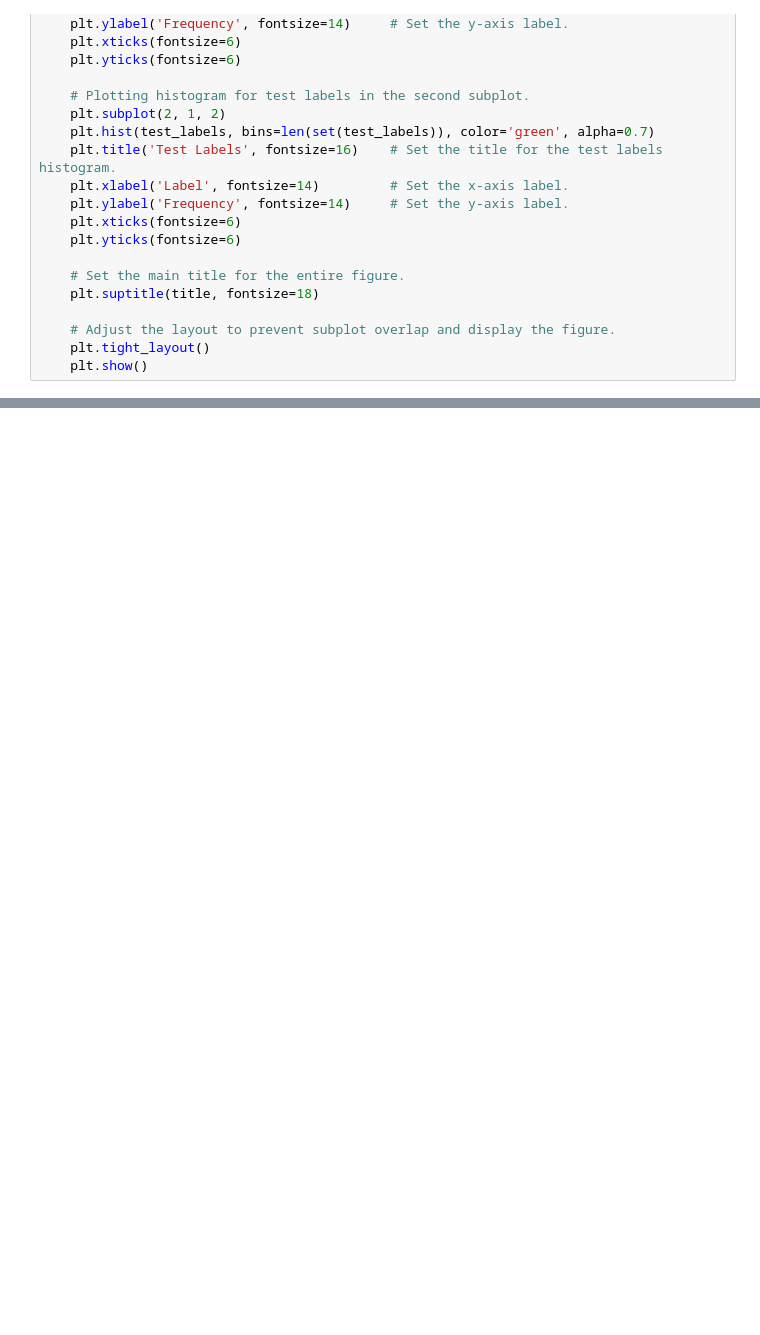
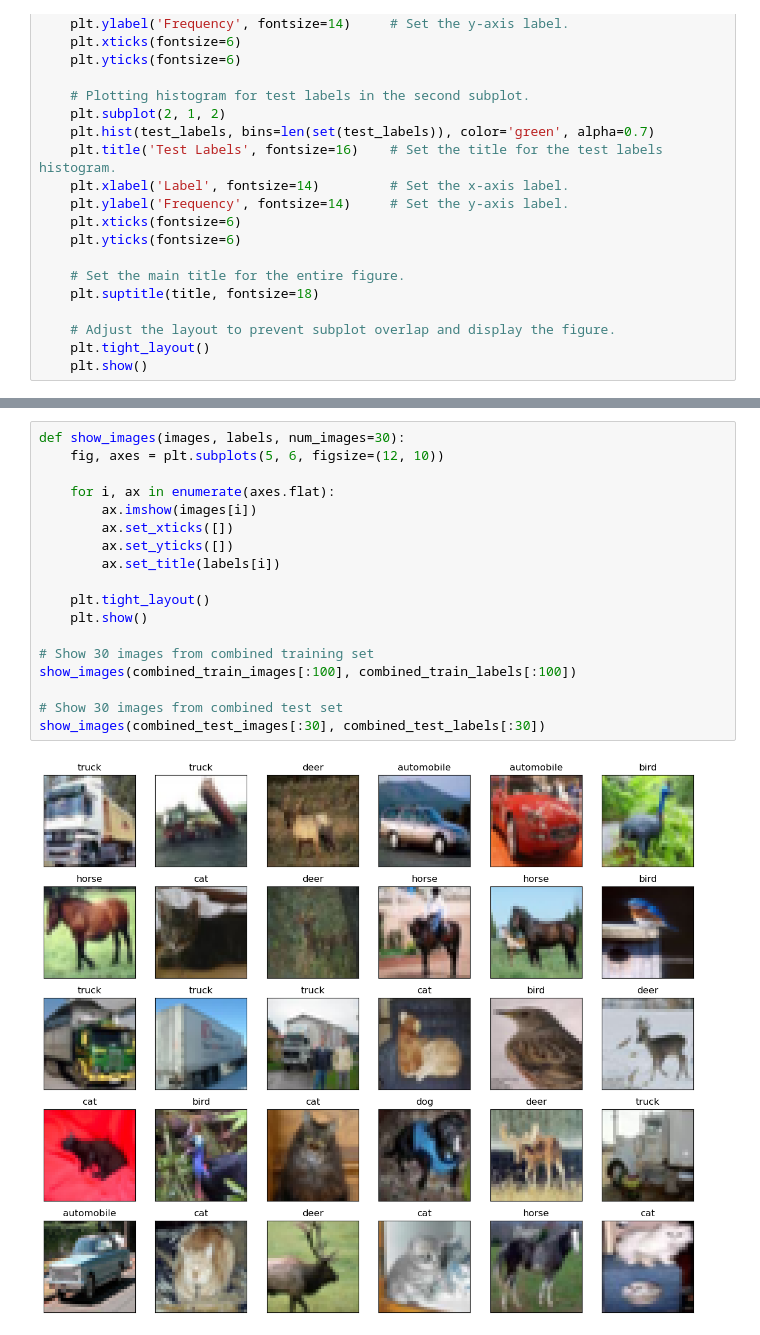
Before and after one commit to Ferreter/JohnsCA, a Jupyter notebook: CA1/main.ipynb, the cells around one changed output, grey strips where cells are left out. Saved outputs shown, nothing was run; the diff lists cells and outputs as text; blank space fills up the shorter version.

```diff
--- a/CA1/main.ipynb
+++ b/CA1/main.ipynb
@@ -78,0 +79,20 @@ display_histogram(combined_train_labels, combined_test_labels)
+# %%
+def show_images(images, labels, num_images=30):
+    fig, axes = plt.subplots(5, 6, figsize=(12, 10))
+
+    for i, ax in enumerate(axes.flat):
+        ax.imshow(images[i])
+        ax.set_xticks([])
+        ax.set_yticks([])
+        ax.set_title(labels[i])
+
+    plt.tight_layout()
+    plt.show()
+
+# Show 30 images from combined training set
+show_images(combined_train_images[:100], combined_train_labels[:100])
+
+# Show 30 images from combined test set
+show_images(combined_test_images[:30], combined_test_labels[:30])
+# %% [output]
+[figure, added]
```
Also changed, not shown: parts of 3 cells of this notebook.
